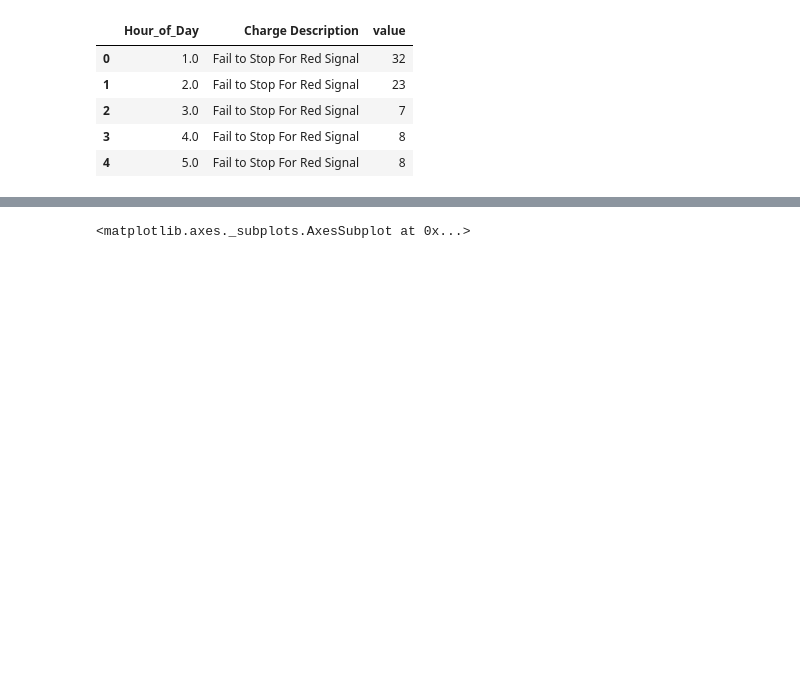
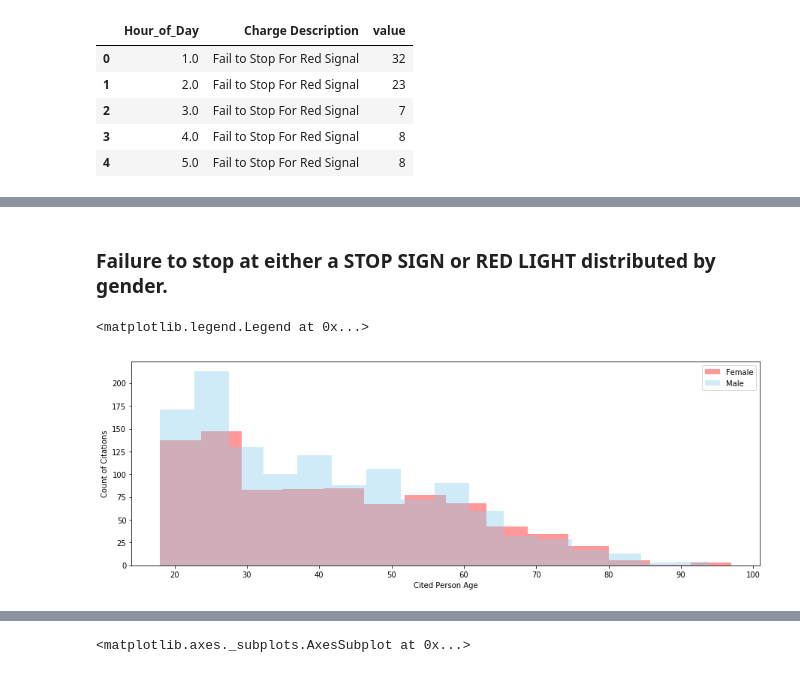
Before and after one commit to mrkjhsn/City-of-Scottsdale-Citations, a Jupyter notebook: Failure_To_Stop_Visualization.ipynb, the cells around one changed output, grey strips where cells are left out. Drawn from its saved outputs; the diff is of its cells as text; code cells hidden in the pictures; blank space fills up the shorter version.

```diff
--- a/Failure_To_Stop_Visualization.ipynb
+++ b/Failure_To_Stop_Visualization.ipynb
@@ -75,0 +91,17 @@ ax.xaxis.set_major_locator(ticker.MultipleLocator())
+# %% [markdown]
+### Failure to stop at either a STOP SIGN or RED LIGHT distributed by gender.
+# %%
+fig = plt.figure(figsize=(15, 5))
+
+sns.distplot(fail_to_obey[fail_to_obey['Cited Person Sex'] == 'F'] \
+             .loc[:,'Cited Person Age'], color="red", label="Female", kde=False)
+
+sns.distplot(fail_to_obey[fail_to_obey['Cited Person Sex'] == 'M'] \
+             .loc[:,'Cited Person Age'], color="skyblue", label="Male", kde=False)
+
+plt.ylabel("Count of Citations")
+
+plt.legend()
+# %% [output]
+<matplotlib.legend.Legend at 0x...>
+[figure, added]
```
Also changed, not shown: parts of 11 cells of this notebook.
